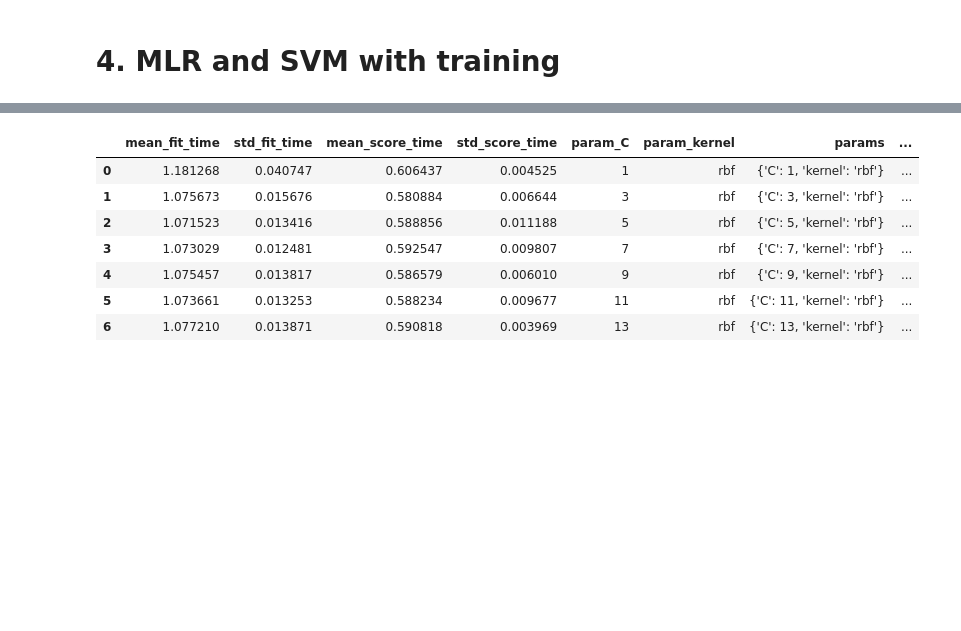
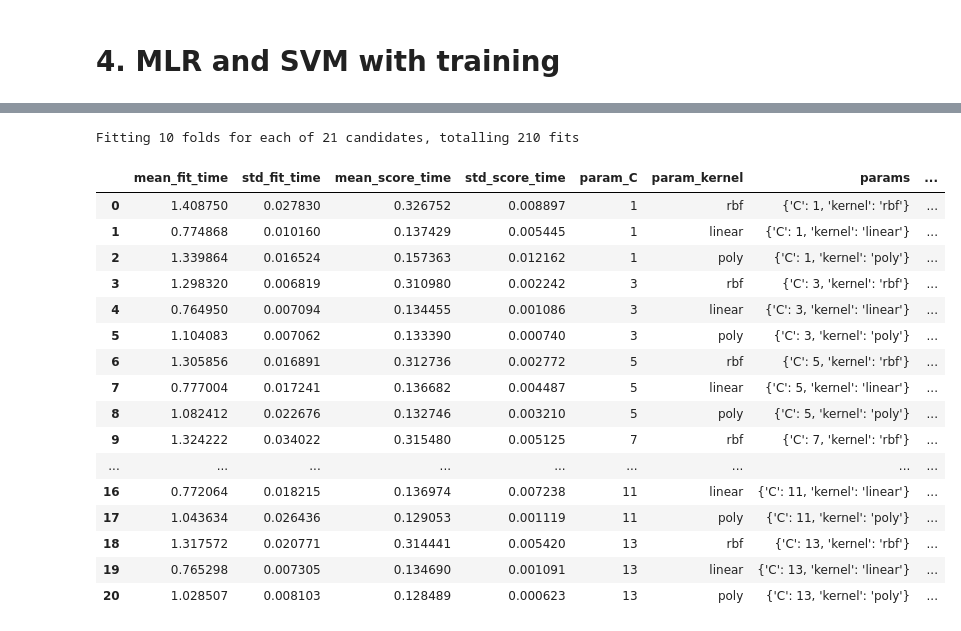
Before and after one commit to MikaSie/Project_Pattern_Recognition, a Jupyter notebook: Pattern_Recognition_Assignment1.ipynb, the cells around one changed output, grey strips where cells are left out. Saved outputs shown, nothing was run; the diff lists cells and outputs as text; code cells hidden in the pictures; blank space fills up the shorter version.

```diff
--- a/Pattern_Recognition_Assignment1.ipynb
+++ b/Pattern_Recognition_Assignment1.ipynb
@@ -269,11 +272,11 @@ model_SVM.score(X_test, y_test)
 # %%
 #Determine the best logistic regression model with gridsearch and 7 C values
 
-clf = GridSearchCV(LogisticRegression(), {
+clf = GridSearchCV(LogisticRegression(max_iter = 10000), {
     'penalty': ['l1'],
-    'solver': ['liblinear'],
-    'C': [1, 3, 5, 7 , 9, 11, 13]
-    }, cv=5, return_train_score = False)
+    'solver': ['liblinear', 'saga'],
+    'C': [1, 3, 5, 7, 9, 11, 13]
+    }, cv=10, return_train_score = False, verbose =1)
 
 clf.fit(X_train, y_train)
 df = pd.DataFrame(clf.cv_results_)
@@ -290,20 +319,30 @@ df
 # %%
 #Determine the best SVM with gridsearch and 7 C values
 
 clf = GridSearchCV(SVC(), {
     'C': [1, 3, 5, 7 , 9, 11, 13],
-    'kernel': ['rbf']
-    }, cv=5, return_train_score = False)
+    'kernel': ['rbf','linear', 'poly']
+    }, cv=10, return_train_score = False, verbose =1)
 
 clf.fit(X_train, y_train)
 df = pd.DataFrame(clf.cv_results_)
 df
 # %% [output]
+Fitting 10 folds for each of 21 candidates, totalling 210 fits
 |  | mean_fit_time | std_fit_time | mean_score_time | std_score_time | param_C | param_kernel | params | ... |
-| 0 | 1.181268 | 0.040747 | 0.606437 | 0.004525 | 1 | rbf | {'C': 1, 'kernel': 'rbf'} | ... |
-| 1 | 1.075673 | 0.015676 | 0.580884 | 0.006644 | 3 | rbf | {'C': 3, 'kernel': 'rbf'} | ... |
-| 2 | 1.071523 | 0.013416 | 0.588856 | 0.011188 | 5 | rbf | {'C': 5, 'kernel': 'rbf'} | ... |
-| 3 | 1.073029 | 0.012481 | 0.592547 | 0.009807 | 7 | rbf | {'C': 7, 'kernel': 'rbf'} | ... |
-| 4 | 1.075457 | 0.013817 | 0.586579 | 0.006010 | 9 | rbf | {'C': 9, 'kernel': 'rbf'} | ... |
-| 5 | 1.073661 | 0.013253 | 0.588234 | 0.009677 | 11 | rbf | {'C': 11, 'kernel': 'rbf'} | ... |
-| 6 | 1.077210 | 0.013871 | 0.590818 | 0.003969 | 13 | rbf | {'C': 13, 'kernel': 'rbf'} | ... |
+| 0 | 1.408750 | 0.027830 | 0.326752 | 0.008897 | 1 | rbf | {'C': 1, 'kernel': 'rbf'} | ... |
+| 1 | 0.774868 | 0.010160 | 0.137429 | 0.005445 | 1 | linear | {'C': 1, 'kernel': 'linear'} | ... |
+| 2 | 1.339864 | 0.016524 | 0.157363 | 0.012162 | 1 | poly | {'C': 1, 'kernel': 'poly'} | ... |
+| 3 | 1.298320 | 0.006819 | 0.310980 | 0.002242 | 3 | rbf | {'C': 3, 'kernel': 'rbf'} | ... |
+| 4 | 0.764950 | 0.007094 | 0.134455 | 0.001086 | 3 | linear | {'C': 3, 'kernel': 'linear'} | ... |
+| 5 | 1.104083 | 0.007062 | 0.133390 | 0.000740 | 3 | poly | {'C': 3, 'kernel': 'poly'} | ... |
+| 6 | 1.305856 | 0.016891 | 0.312736 | 0.002772 | 5 | rbf | {'C': 5, 'kernel': 'rbf'} | ... |
+| 7 | 0.777004 | 0.017241 | 0.136682 | 0.004487 | 5 | linear | {'C': 5, 'kernel': 'linear'} | ... |
+| 8 | 1.082412 | 0.022676 | 0.132746 | 0.003210 | 5 | poly | {'C': 5, 'kernel': 'poly'} | ... |
+| 9 | 1.324222 | 0.034022 | 0.315480 | 0.005125 | 7 | rbf | {'C': 7, 'kernel': 'rbf'} | ... |
+| ... | ... | ... | ... | ... | ... | ... | ... | ... |
+| 16 | 0.772064 | 0.018215 | 0.136974 | 0.007238 | 11 | linear | {'C': 11, 'kernel': 'linear'} | ... |
+| 17 | 1.043634 | 0.026436 | 0.129053 | 0.001119 | 11 | poly | {'C': 11, 'kernel': 'poly'} | ... |
+| 18 | 1.317572 | 0.020771 | 0.314441 | 0.005420 | 13 | rbf | {'C': 13, 'kernel': 'rbf'} | ... |
+| 19 | 0.765298 | 0.007305 | 0.134690 | 0.001091 | 13 | linear | {'C': 13, 'kernel': 'linear'} | ... |
+| 20 | 1.028507 | 0.008103 | 0.128489 | 0.000623 | 13 | poly | {'C': 13, 'kernel': 'poly'} | ... |
```
Also changed, not shown: parts of 13 cells of this notebook.
